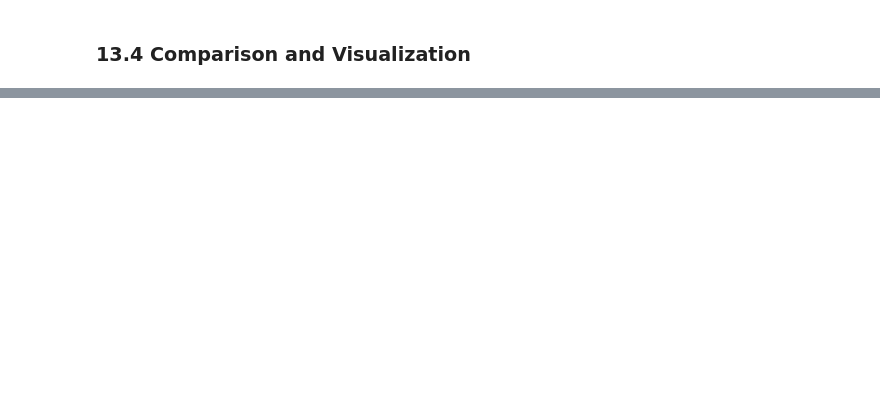
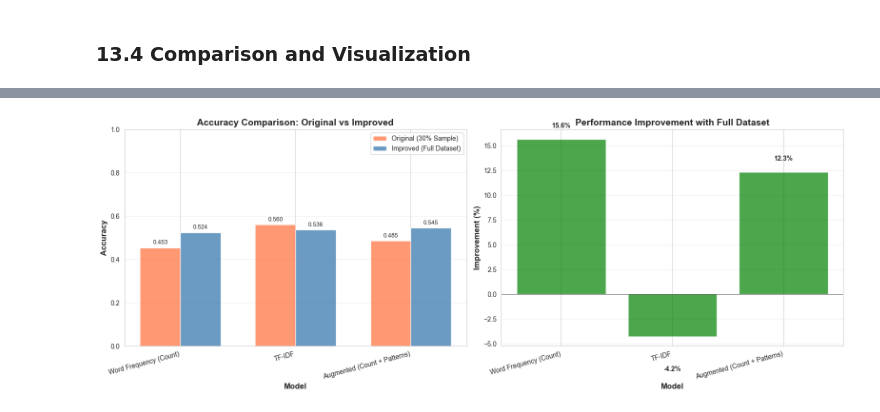
Before and after one commit to BallPoolShark/DM2025-Lab1-Exercise, a Jupyter notebook: DM2025-Lab1-Homework.ipynb, the cells around one changed output, grey strips where cells are left out. Cells and saved outputs as stored; diff of their text form; code cells hidden in the pictures; blank space fills up the shorter version.

```diff
--- a/DM2025-Lab1-Homework.ipynb
+++ b/DM2025-Lab1-Homework.ipynb
@@ -1058,0 +1062,18 @@ The implementation demonstrates that different feature representations can signi
+# %%
+# Create augmented matrix for full dataset
+# Get indices of non-empty documents
+non_empty_doc_indices_full = []
+for doc_idx in range(term_doc_matrix_full.shape[0]):
+    doc_vector = term_doc_matrix_full[doc_idx].toarray().flatten()
+    if doc_vector.sum() > 0:
+        non_empty_doc_indices_full.append(doc_idx)
+
+# Create TDM dataframe for non-empty documents
+tdm_non_empty_full = term_doc_matrix_full[non_empty_doc_indices_full]
+tdm_df_full = pd.DataFrame(tdm_non_empty_full.toarray(), columns=feature_names_full)
+
+# Concatenate with pattern features
+augmented_df_full = pd.concat([tdm_df_full, pattern_df_full], axis=1)
+
+print(f"Full dataset - Augmented matrix shape: {augmented_df_full.shape}")
+print(f"Full dataset - Total features: TDM ({tdm_df_full.shape[1]}) + Patterns ({pattern_df_full.shape[1]}) = {augmented_df_full.shape[1]}")
@@ -1058,0 +1207,49 @@ The implementation demonstrates that different feature representations can signi
+# %%
+# Visualize the comparison
+fig, axes = plt.subplots(1, 2, figsize=(16, 6))
+
+# Bar chart comparing original vs improved
+x = np.arange(len(comparison_full['Model']))
+width = 0.35
+
+bars1 = axes[0].bar(x - width/2, comparison_full['Original (30% Sample)'], width, label='Original (30% Sample)', color='coral', alpha=0.8)
+bars2 = axes[0].bar(x + width/2, comparison_full['Improved (Full Dataset)'], width, label='Improved (Full Dataset)', color='steelblue', alpha=0.8)
+
+axes[0].set_xlabel('Model', fontsize=12, fontweight='bold')
+axes[0].set_ylabel('Accuracy', fontsize=12, fontweight='bold')
+axes[0].set_title('Accuracy Comparison: Original vs Improved', fontsize=14, fontweight='bold')
+axes[0].set_xticks(x)
+axes[0].set_xticklabels(comparison_full['Model'], rotation=15, ha='right')
+axes[0].legend()
+axes[0].grid(axis='y', alpha=0.3)
+axes[0].set_ylim([0, 1])
+
+# Add value labels on bars
+for bar in bars1:
+    height = bar.get_height()
+    axes[0].text(bar.get_x() + bar.get_width()/2., height + 0.01,
+                f'{height:.3f}', ha='center', va='bottom', fontsize=9)
+for bar in bars2:
+    height = bar.get_height()
+    axes[0].text(bar.get_x() + bar.get_width()/2., height + 0.01,
+                f'{height:.3f}', ha='center', va='bottom', fontsize=9)
+
+# Bar chart showing improvement
+bars3 = axes[1].bar(comparison_full['Model'], comparison_full['Improvement %'], color='green', alpha=0.7)
+axes[1].set_xlabel('Model', fontsize=12, fontweight='bold')
+axes[1].set_ylabel('Improvement (%)', fontsize=12, fontweight='bold')
+axes[1].set_title('Performance Improvement with Full Dataset', fontsize=14, fontweight='bold')
+axes[1].set_xticklabels(comparison_full['Model'], rotation=15, ha='right')
+axes[1].grid(axis='y', alpha=0.3)
+axes[1].axhline(y=0, color='black', linestyle='-', linewidth=0.5)
+
+# Add value labels on bars
+for i, (bar, val) in enumerate(zip(bars3, comparison_full['Improvement %'])):
+    height = bar.get_height()
+    axes[1].text(bar.get_x() + bar.get_width()/2., height + (1 if height > 0 else -3),
+                f'{val:.1f}%', ha='center', va='bottom' if height > 0 else 'top', fontsize=10, fontweight='bold')
+
+plt.tight_layout()
+plt.show()
+# %% [output]
+[figure, added]
```
Also changed, not shown: parts of 42 cells of this notebook, 1 other file.
